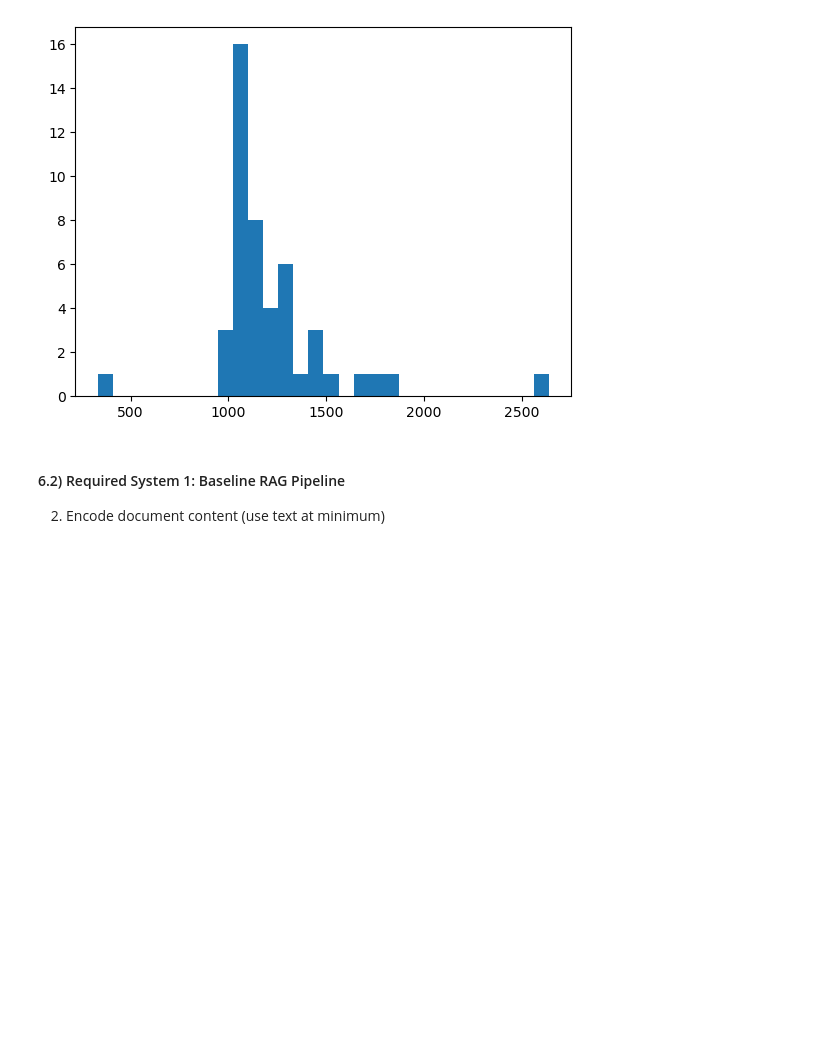
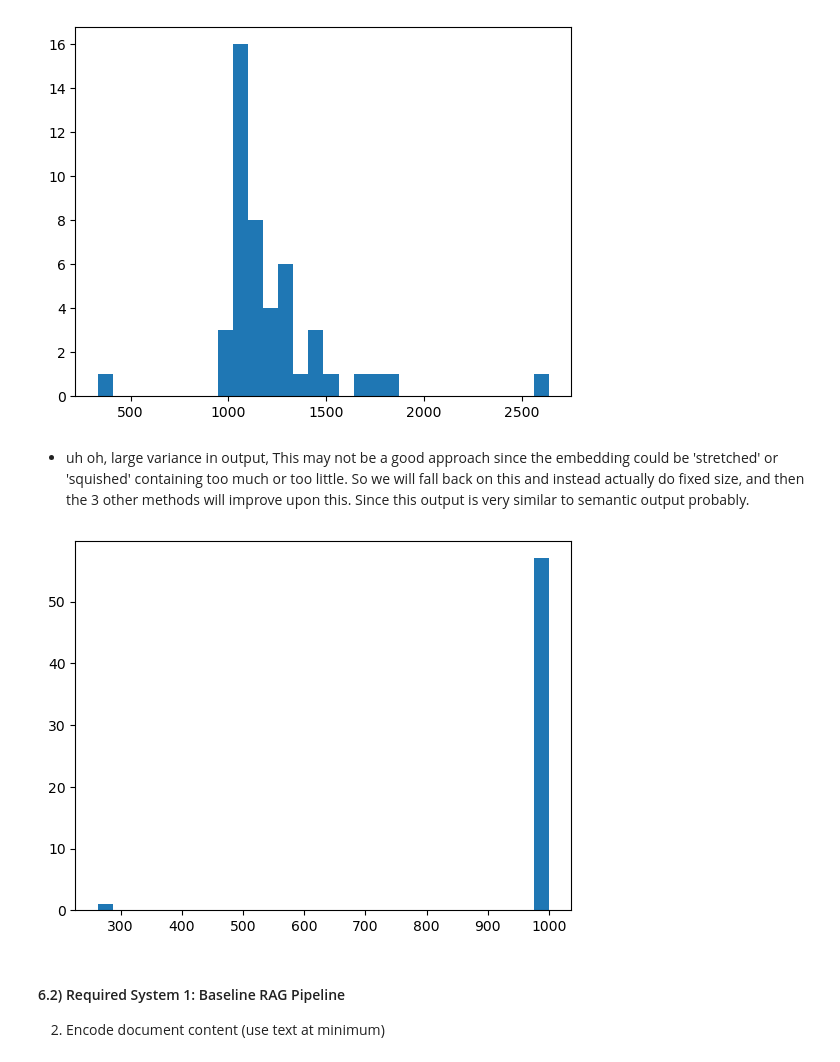
Before and after one commit to Vaakir/mRAG_on_MMDocIR, a Jupyter notebook: src/notebooks/Kirantest.ipynb, the cells around one changed output. Cells and saved outputs as stored; diff of their text form; code cells hidden in the pictures; blank space fills up the shorter version.

Commit message:
feat: chunking strategy initialized

```diff
--- a/src/notebooks/Kirantest.ipynb
+++ b/src/notebooks/Kirantest.ipynb
@@ -60,7 +61,7 @@ def chunking_equal_size():
     current_chunk, chunks = [], []
     text_len, max_chars, blocks_count = 0, 1000, len(blocks)
     for i, block in enumerate(blocks):
-        text = f"{block.text.strip()}"
+        text = block.text.strip()
         text_len += len(text)
         current_chunk.append(text)
 
@@ -73,14 +74,31 @@ def chunking_equal_size():
 ##### Just checking the length distribution to see if its alright
 # %%
 chunks = chunking_equal_size()
-dist = {}
-for chunk in chunks:
-    length = len(chunk)
-    dist[length] = dist.get(length, 0) + 1
-plt.hist(dist.keys(), bins=30)
-print("", end="")
+
+def plot_chunk_size_distribution(chunks):
+    dist = {}
+    for chunk in chunks:
+        length = len(chunk)
+        dist[length] = dist.get(length, 0) + 1
+
+    lengths = [len(chunk) for chunk in chunks]
+    plt.hist(lengths, bins=30)
+
+plot_chunk_size_distribution(chunks)
 # %% [output]
 [figure]
+# %% [markdown]
+- uh oh, large variance in output, This may not be a good approach since the embedding could be 'stretched' or 'squished' containing too much or too little. So we will fall back on this and instead actually do fixed size, and then the 3 other methods will improve upon this. Since this output is very similar to semantic output probably.
+# %%
+def fixed_size(blocks):
+    text = " ".join(block.text for block in blocks if hasattr(block, "text"))
+    chunks = [text[i:i+1000] for i in range(0, len(text), 1000)]
+    return chunks
+
+fixed_size_blocks = fixed_size(blocks)
+plot_chunk_size_distribution(fixed_size_blocks)
+# %% [output]
+[figure, added]
 # %% [markdown]
 #### 6.2) Required System 1: Baseline RAG Pipeline
 2. Encode document content (use text at minimum)
```
Also changed, not shown: parts of 3 cells of this notebook, 3 other files.
